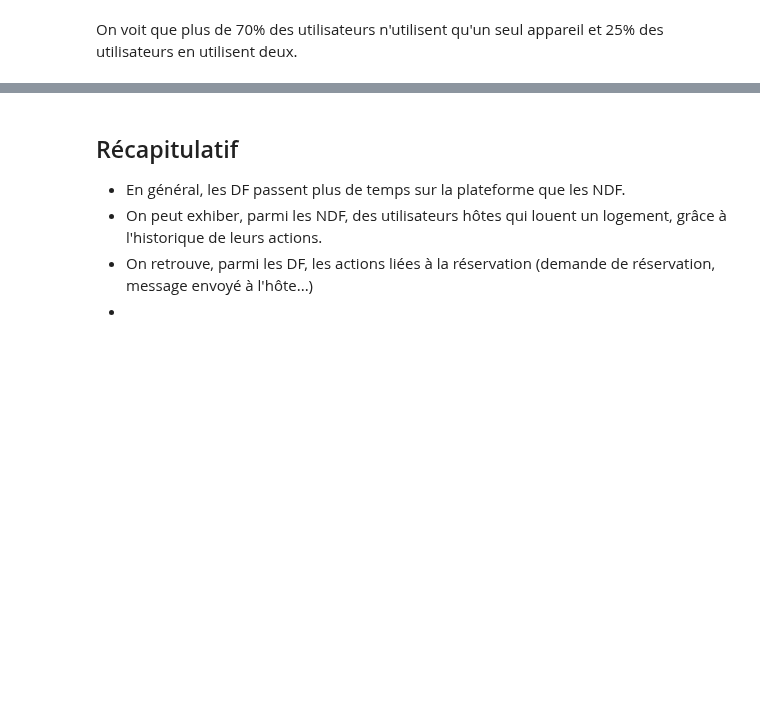
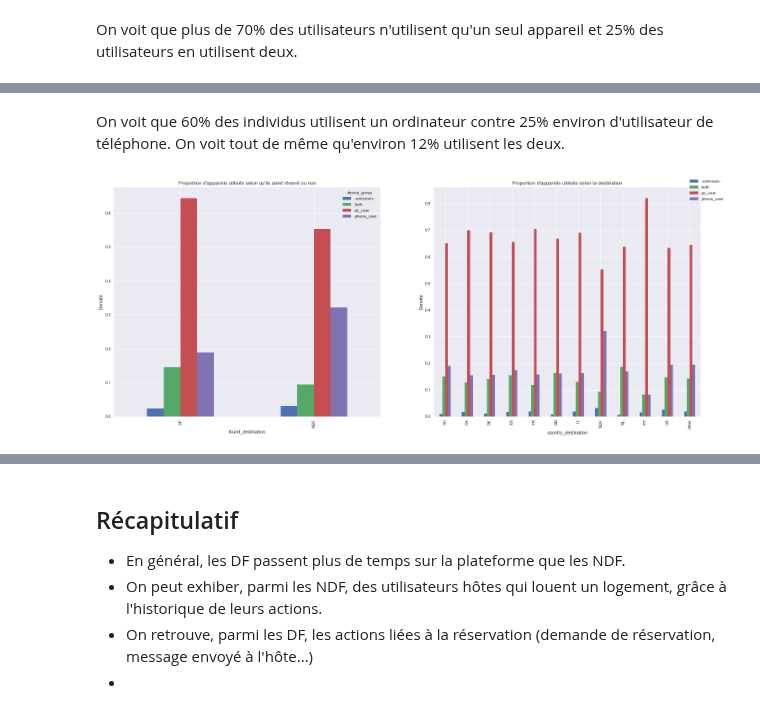
Before and after one commit to vesran/BookerGuess, a Jupyter notebook: _3_analyse_des_sessions.ipynb, the cells around one changed output, grey strips where cells are left out. Saved outputs shown, nothing was run; the diff lists cells and outputs as text; code cells hidden in the pictures; blank space fills up the shorter version.

```diff
--- a/_3_analyse_des_sessions.ipynb
+++ b/_3_analyse_des_sessions.ipynb
@@ -305,0 +324,16 @@ array(['iPhone', 'Mac Desktop', 'iPad Tablet',
+# %% [markdown]
+On voit que 60% des individus utilisent un ordinateur contre 25% environ d'utilisateur de téléphone. On voit tout de même qu'environ 12% utilisent les deux.
+# %%
+fig, (ax1, ax2) = plt.subplots(nrows=1, ncols=2, figsize=(25, 10))
+var = pd.crosstab(devices['found_destination'], devices['device_group'])
+var.div(var.sum(1).astype(float), axis=0).plot(kind="bar", stacked=False, ax=ax1)
+ax1.set_title("Proportion d'appareils utilisés selon qu'ils aient résevé ou non")
+ax1.set_ylabel("Densité")
+
+var = pd.crosstab(devices['country_destination'], devices['device_group'])
+var.div(var.sum(1).astype(float), axis=0).plot(kind="bar", stacked=False, ax=ax2)
+plt.legend(bbox_to_anchor=(1.1, 1.05))
+ax2.set_ylabel("Densité")
+_ = ax2.set_title("Proportion d'appareils utilisés selon la destination")
+# %% [output]
+[figure, added]
```
Also changed, not shown: parts of 21 cells of this notebook, 1 other file.
